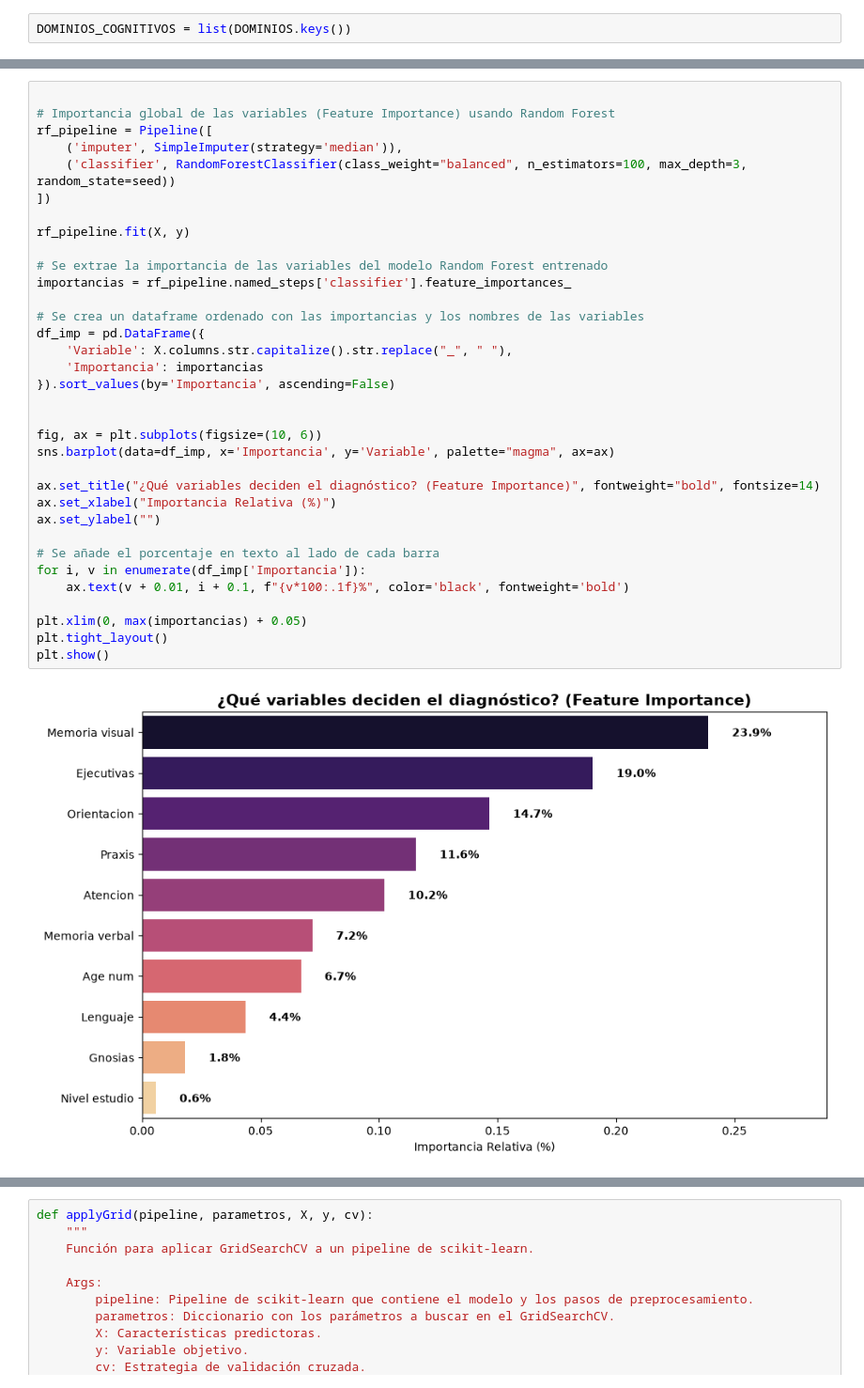
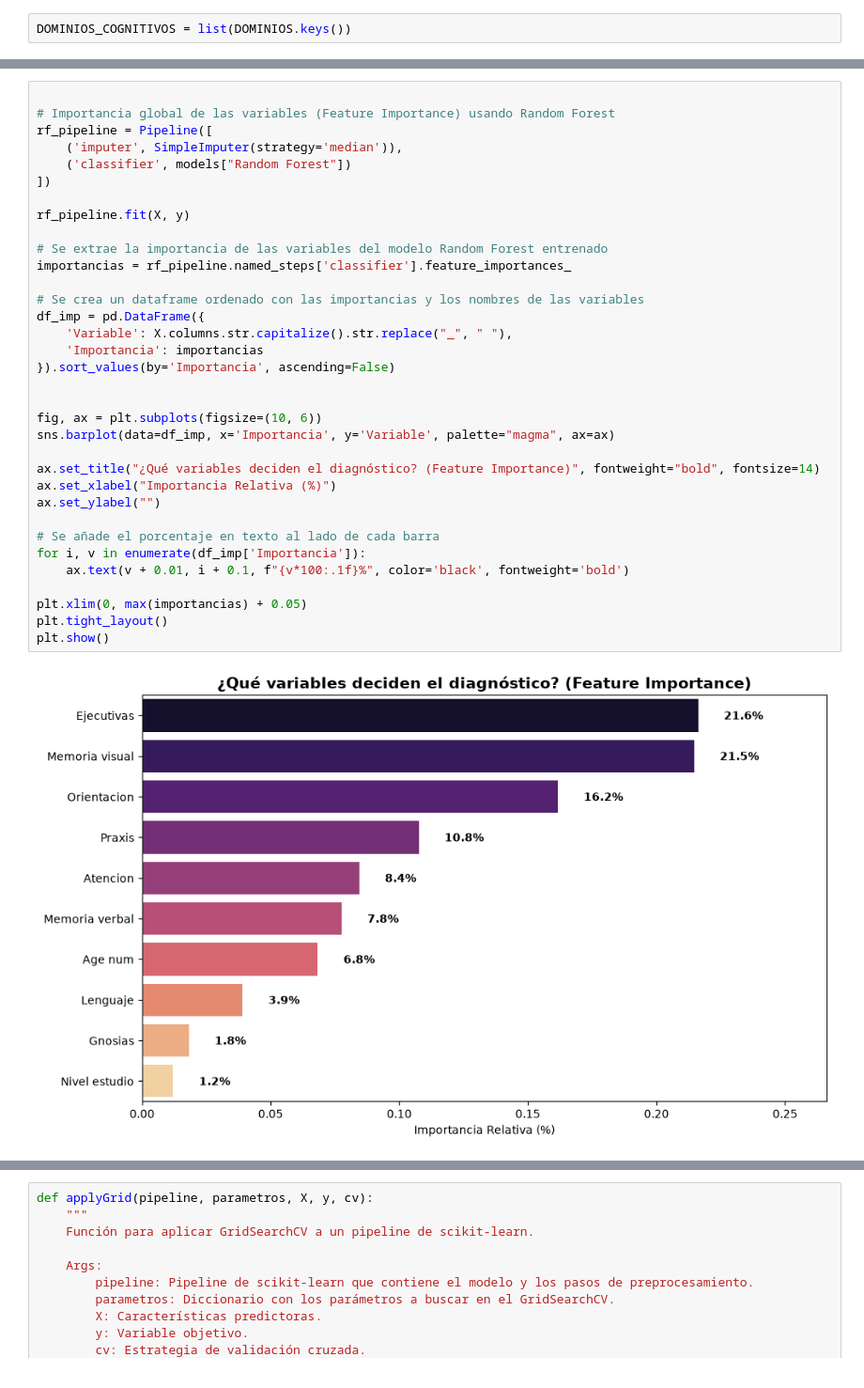
Before and after one commit to Nicolasg2c/dc_model_ts, a Jupyter notebook: notebooks/dc_ia_v1.ipynb, the cells around one changed output, grey strips where cells are left out. Shown at 94% size. Saved outputs shown, nothing was run; the diff lists cells and outputs as text.

```diff
--- a/notebooks/dc_ia_v1.ipynb
+++ b/notebooks/dc_ia_v1.ipynb
@@ -225,37 +228,37 @@ plt.show()
 # Importancia global de las variables (Feature Importance) usando Random Forest
 rf_pipeline = Pipeline([
     ('imputer', SimpleImputer(strategy='median')),
-    ('classifier', RandomForestClassifier(class_weight="balanced", n_estimators=100, max_depth=3, random_state=seed))
+    ('classifier', models["Random Forest"])
 ])
 
 rf_pipeline.fit(X, y)
 
 # Se extrae la importancia de las variables del modelo Random Forest entrenado
 importancias = rf_pipeline.named_steps['classifier'].feature_importances_
 
 # Se crea un dataframe ordenado con las importancias y los nombres de las variables
 df_imp = pd.DataFrame({
     'Variable': X.columns.str.capitalize().str.replace("_", " "),
     'Importancia': importancias
 }).sort_values(by='Importancia', ascending=False)
 
 
 fig, ax = plt.subplots(figsize=(10, 6))
 sns.barplot(data=df_imp, x='Importancia', y='Variable', palette="magma", ax=ax)
 
 ax.set_title("¿Qué variables deciden el diagnóstico? (Feature Importance)", fontweight="bold", fontsize=14)
 ax.set_xlabel("Importancia Relativa (%)")
 ax.set_ylabel("")
 
 # Se añade el porcentaje en texto al lado de cada barra
 for i, v in enumerate(df_imp['Importancia']):
     ax.text(v + 0.01, i + 0.1, f"{v*100:.1f}%", color='black', fontweight='bold')
 
 plt.xlim(0, max(importancias) + 0.05)
 plt.tight_layout()
 plt.show()
 # %% [output]
-[figure, old version]
+[figure, new version]
 # %%
 # Predicción con un paciente de ejemplo (fila 5 del dataset)
 paciente_ejemplo = X.iloc[[5]]
```
Also changed, not shown: parts of 10 cells of this notebook.
